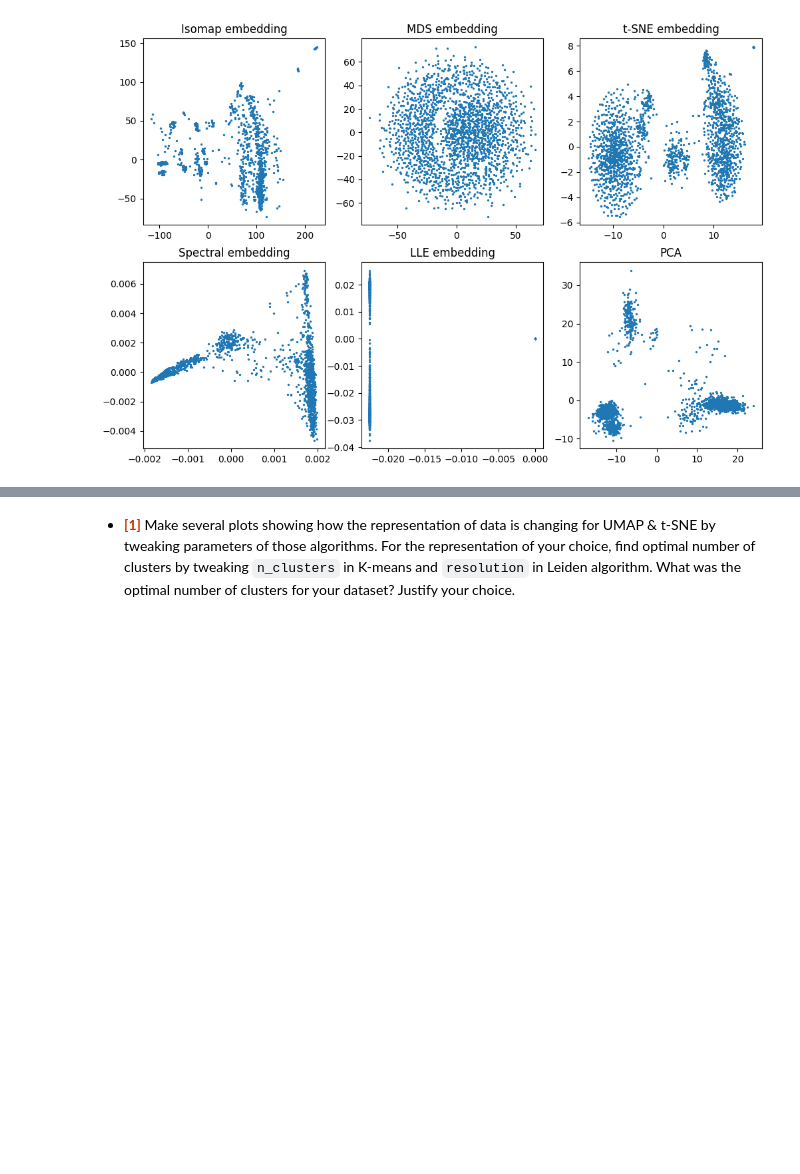
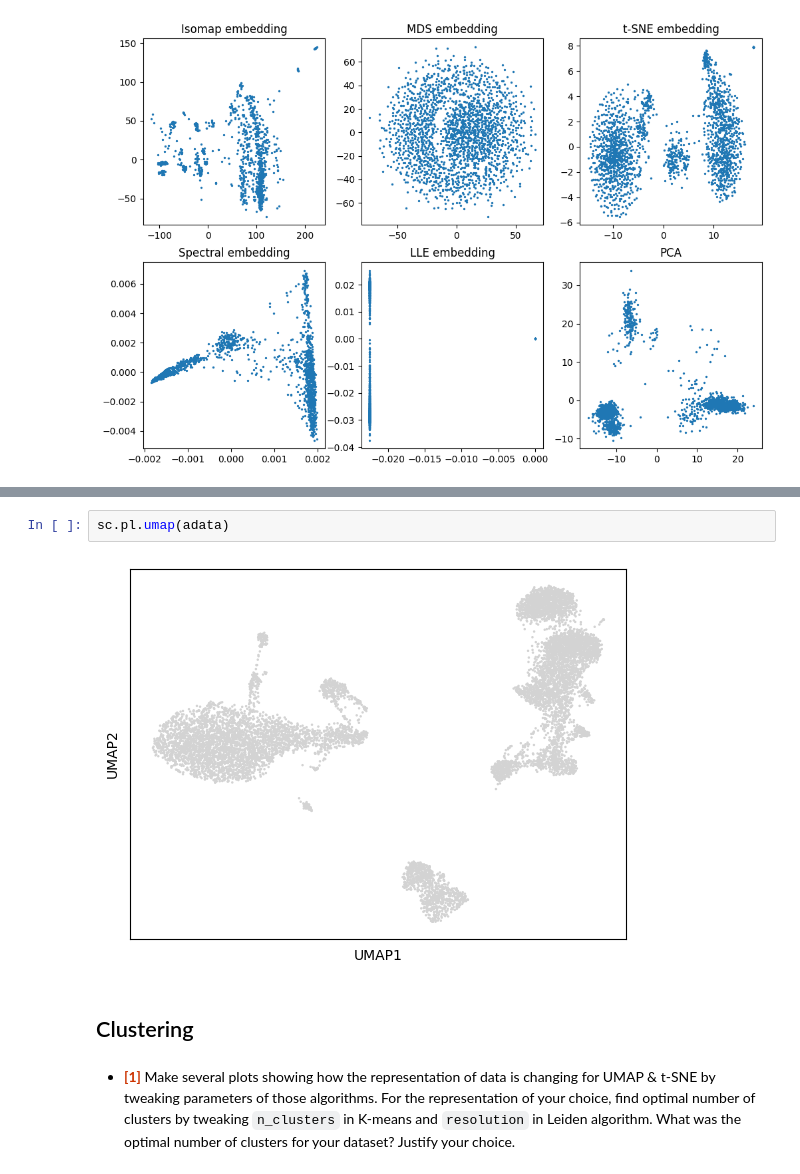
Before and after one commit to bulatych/ML_HSE, a Jupyter notebook: homeworks/HW_6_(clustering_&_reduction).ipynb, the cells around one changed output, grey strips where cells are left out. Drawn from its saved outputs; the diff is of its cells as text; blank space fills up the shorter version.

```diff
--- a/homeworks/HW_6_(clustering_&_reduction).ipynb
+++ b/homeworks/HW_6_(clustering_&_reduction).ipynb
@@ -261,3 +286,9 @@ for ax, (name, model) in zip(axes, embeddings.items()):
+# %%
+sc.pl.umap(adata)
+# %% [output]
+[figure, added]
+# %% [markdown]
+## Clustering
 # %% [markdown]
 
 * <font color=#c30>**[1]**</font>  Make several plots showing how the representation of data is changing for UMAP & t-SNE by tweaking parameters of those algorithms. For the representation of your choice, find optimal number of clusters by tweaking `n_clusters` in K-means and `resolution` in Leiden algorithm. What was the optimal number of clusters for your dataset? Justify your choice.
```
Also changed, not shown: parts of 3 cells of this notebook.
